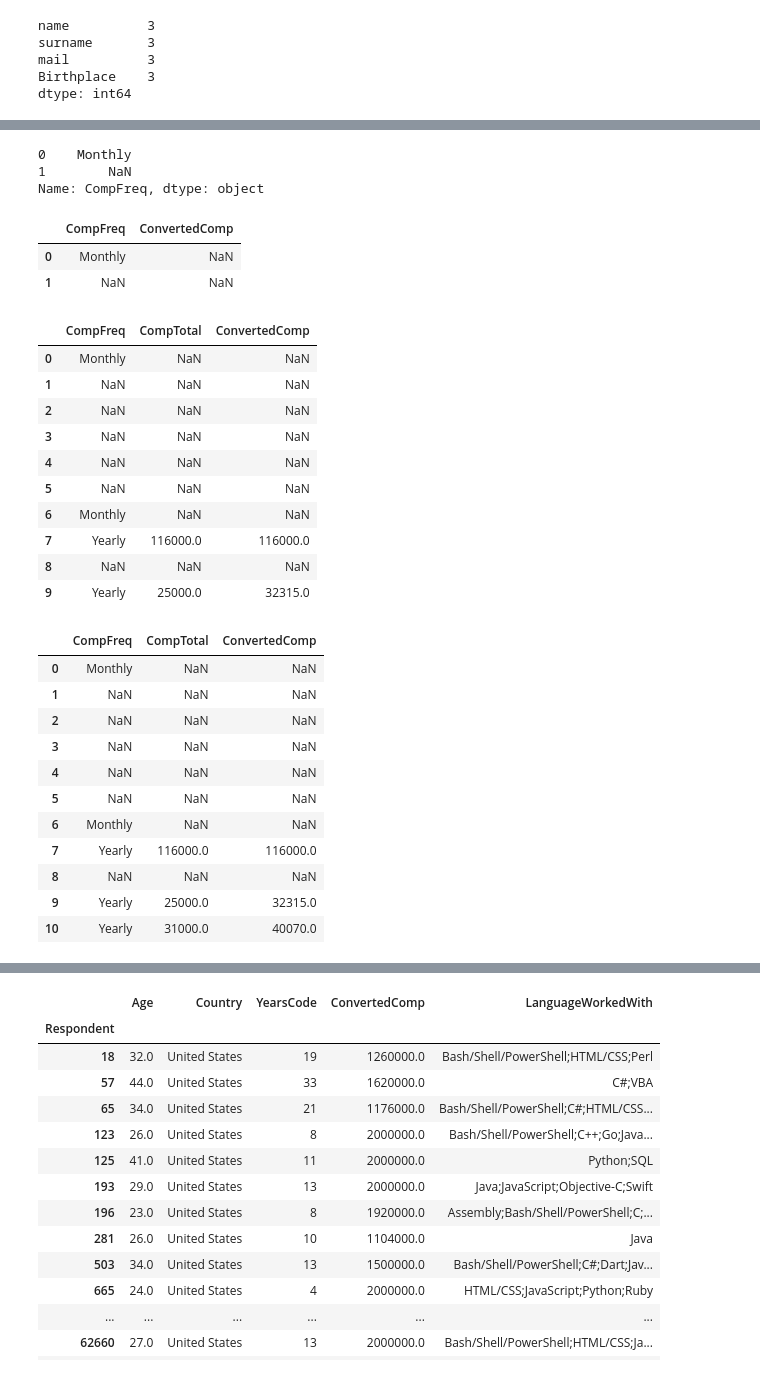
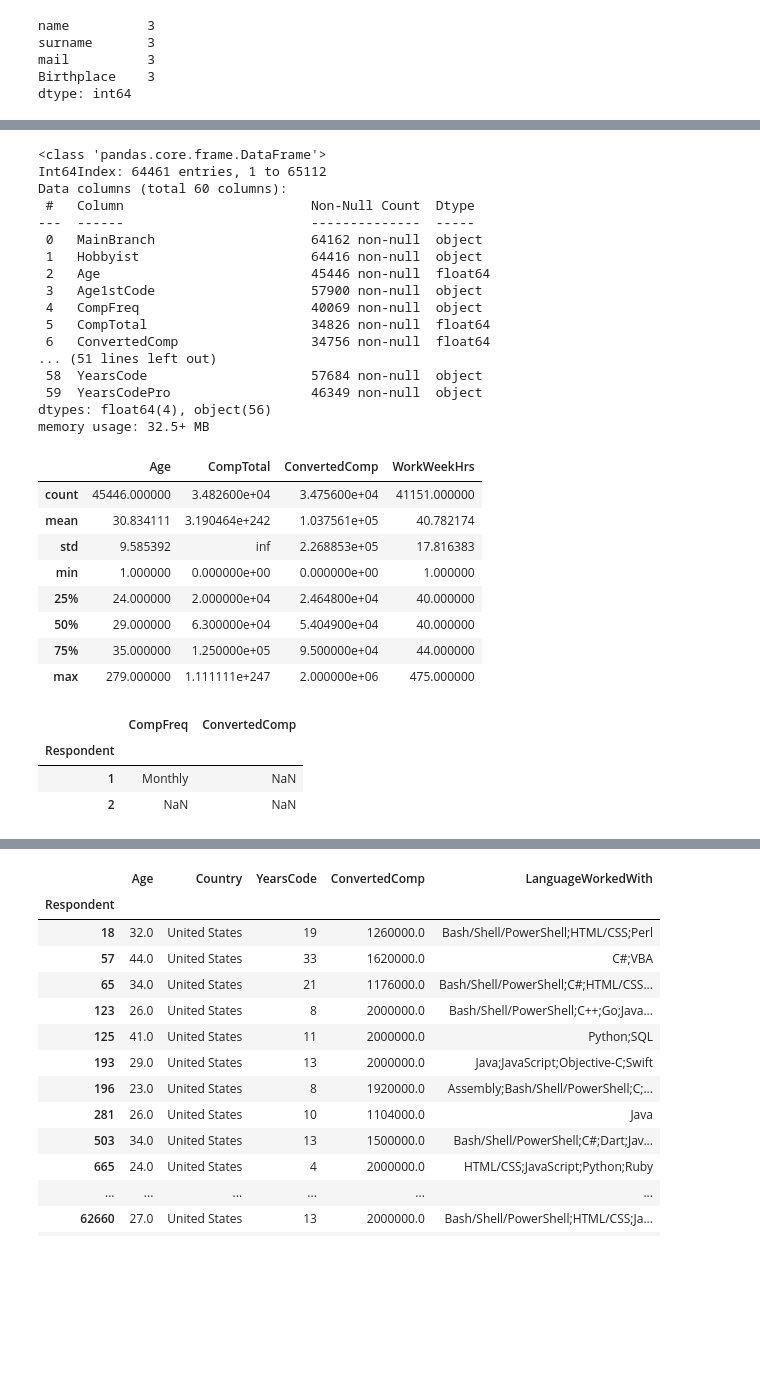
Before and after one commit to Pranav-India/Pandas, a Jupyter notebook: pandas.ipynb, the cells around one changed output, grey strips where cells are left out. Saved outputs shown, nothing was run; the diff lists cells and outputs as text; code cells hidden in the pictures; blank space fills up the shorter version.

```diff
--- a/load_data.ipynb
+++ b/pandas.ipynb
@@ -101,41 +140,37 @@ df.iloc[[0,1] , [7, 5]]
+# %%
+df.info()
+df.describe()
+# %% [output]
+<class 'pandas.core.frame.DataFrame'>
+Int64Index: 64461 entries, 1 to 65112
+Data columns (total 60 columns):
+ #   Column                        Non-Null Count  Dtype
+---  ------                        --------------  -----
+ 0   MainBranch                    64162 non-null  object
+ 1   Hobbyist                      64416 non-null  object
+ 2   Age                           45446 non-null  float64
+ 3   Age1stCode                    57900 non-null  object
+ 4   CompFreq                      40069 non-null  object
+ 5   CompTotal                     34826 non-null  float64
+ 6   ConvertedComp                 34756 non-null  float64
+... (51 lines left out)
+ 58  YearsCode                     57684 non-null  object
+ 59  YearsCodePro                  46349 non-null  object
+dtypes: float64(4), object(56)
+memory usage: 32.5+ MB
+|  | Age | CompTotal | ConvertedComp | WorkWeekHrs |
+| count | 45446.000000 | 3.482600e+04 | 3.475600e+04 | 41151.000000 |
+| mean | 30.834111 | 3.190464e+242 | 1.037561e+05 | 40.782174 |
+| std | 9.585392 | inf | 2.268853e+05 | 17.816383 |
+| min | 1.000000 | 0.000000e+00 | 0.000000e+00 | 1.000000 |
+| 25% | 24.000000 | 2.000000e+04 | 2.464800e+04 | 40.000000 |
+| 50% | 29.000000 | 6.300000e+04 | 5.404900e+04 | 40.000000 |
+| 75% | 35.000000 | 1.250000e+05 | 9.500000e+04 | 44.000000 |
+| max | 279.000000 | 1.111111e+247 | 2.000000e+06 | 475.000000 |
 # %%
-df.loc[[0,1] , "CompFreq"]
+df.loc[[1,2],["CompFreq" ,"ConvertedComp"]]
 # %% [output]
-0    Monthly
-1        NaN
-Name: CompFreq, dtype: object
+|  | CompFreq | ConvertedComp |
+| Respondent |  |  |
+| 1 | Monthly | NaN |
+| 2 | NaN | NaN |
-# %%
-df.loc[[0,1] , ["CompFreq" ,"ConvertedComp"]]
-# %% [output]
-|  | CompFreq | ConvertedComp |
-| 0 | Monthly | NaN |
-| 1 | NaN | NaN |
-# %%
-df.iloc[0:10 , 5:8]
-# %% [output]
-|  | CompFreq | CompTotal | ConvertedComp |
-| 0 | Monthly | NaN | NaN |
-| 1 | NaN | NaN | NaN |
-| 2 | NaN | NaN | NaN |
-| 3 | NaN | NaN | NaN |
-| 4 | NaN | NaN | NaN |
-| 5 | NaN | NaN | NaN |
-| 6 | Monthly | NaN | NaN |
-| 7 | Yearly | 116000.0 | 116000.0 |
-| 8 | NaN | NaN | NaN |
-| 9 | Yearly | 25000.0 | 32315.0 |
-# %%
-df.loc[0:10 , 'CompFreq':'ConvertedComp']
-# %% [output]
-|  | CompFreq | CompTotal | ConvertedComp |
-| 0 | Monthly | NaN | NaN |
-| 1 | NaN | NaN | NaN |
-| 2 | NaN | NaN | NaN |
-| 3 | NaN | NaN | NaN |
-| 4 | NaN | NaN | NaN |
-| 5 | NaN | NaN | NaN |
-| 6 | Monthly | NaN | NaN |
-| 7 | Yearly | 116000.0 | 116000.0 |
-| 8 | NaN | NaN | NaN |
-| 9 | Yearly | 25000.0 | 32315.0 |
-| 10 | Yearly | 31000.0 | 40070.0 |
```
Also changed, not shown: parts of 67 cells of this notebook.
